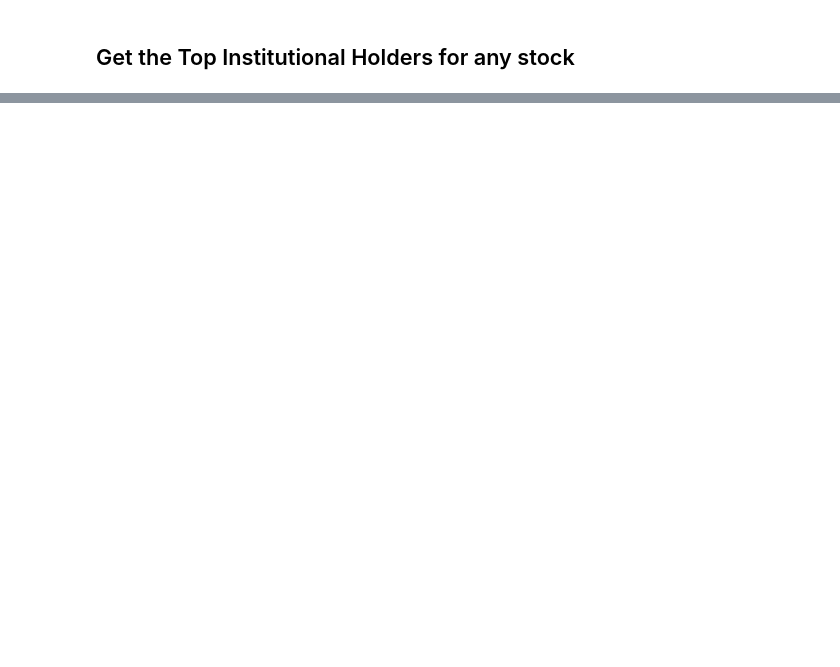
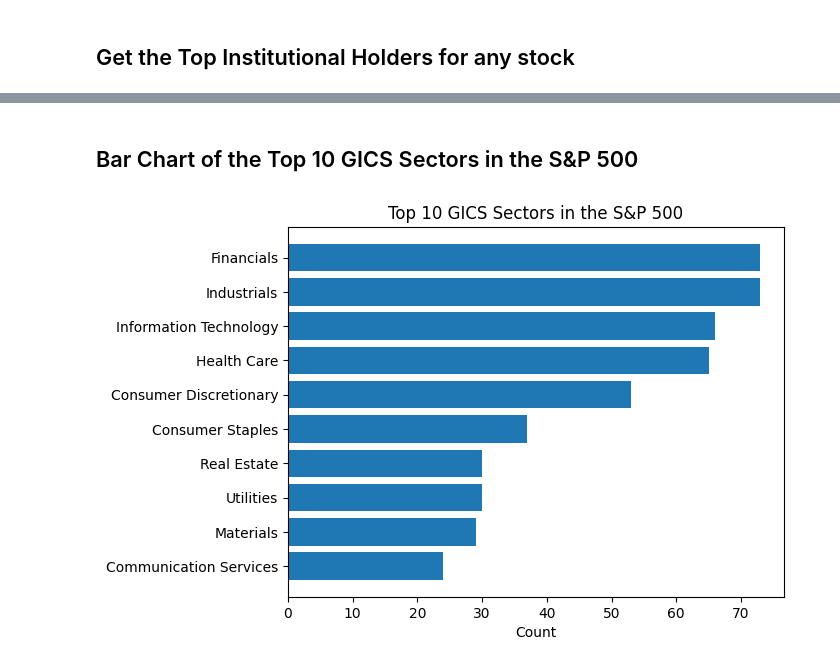
Before and after one commit to ParadoxVal/top-shareholders-distribution, a Jupyter notebook: notebook.ipynb, the cells around one changed output, grey strips where cells are left out. Drawn from its saved outputs; the diff is of its cells as text; code cells hidden in the pictures; blank space fills up the shorter version.

Commit message:
added data and plots to the notebook

```diff
--- a/notebook.ipynb
+++ b/notebook.ipynb
@@ -114,0 +171,3 @@ top_shareholders
+# %%
+sp500_top_holders_table = pd.read_csv(r'./data/snp_top_shareholders.csv')
+sp500_table = pd.read_csv(r'./data/snp.csv')
@@ -114,0 +198,18 @@ top_shareholders
+# %% [markdown]
+## Bar Chart of the Top 10 GICS Sectors in the S&P 500
+# %%
+# Create a new dataframe with the count of stocks in each GICS Sector
+sector_count = sp500_table.groupby('GICS Sector')['Symbol'].count().reset_index()
+sector_count = sector_count.rename(columns={'Symbol': 'Count'})
+
+# Sort the dataframe by Count in descending order
+sector_count = sector_count.sort_values('Count', ascending=False)
+
+# Plot the top 10 GICS Sectors
+plt.barh(sector_count['GICS Sector'][:10], sector_count['Count'][:10])
+plt.gca().invert_yaxis() # Invert the y-axis so that the top sector is at the top
+plt.title('Top 10 GICS Sectors in the S&P 500')
+plt.xlabel('Count')
+plt.show()
+# %% [output]
+[figure, added]
```
Also changed, not shown: parts of 23 cells of this notebook, 4 other files.
